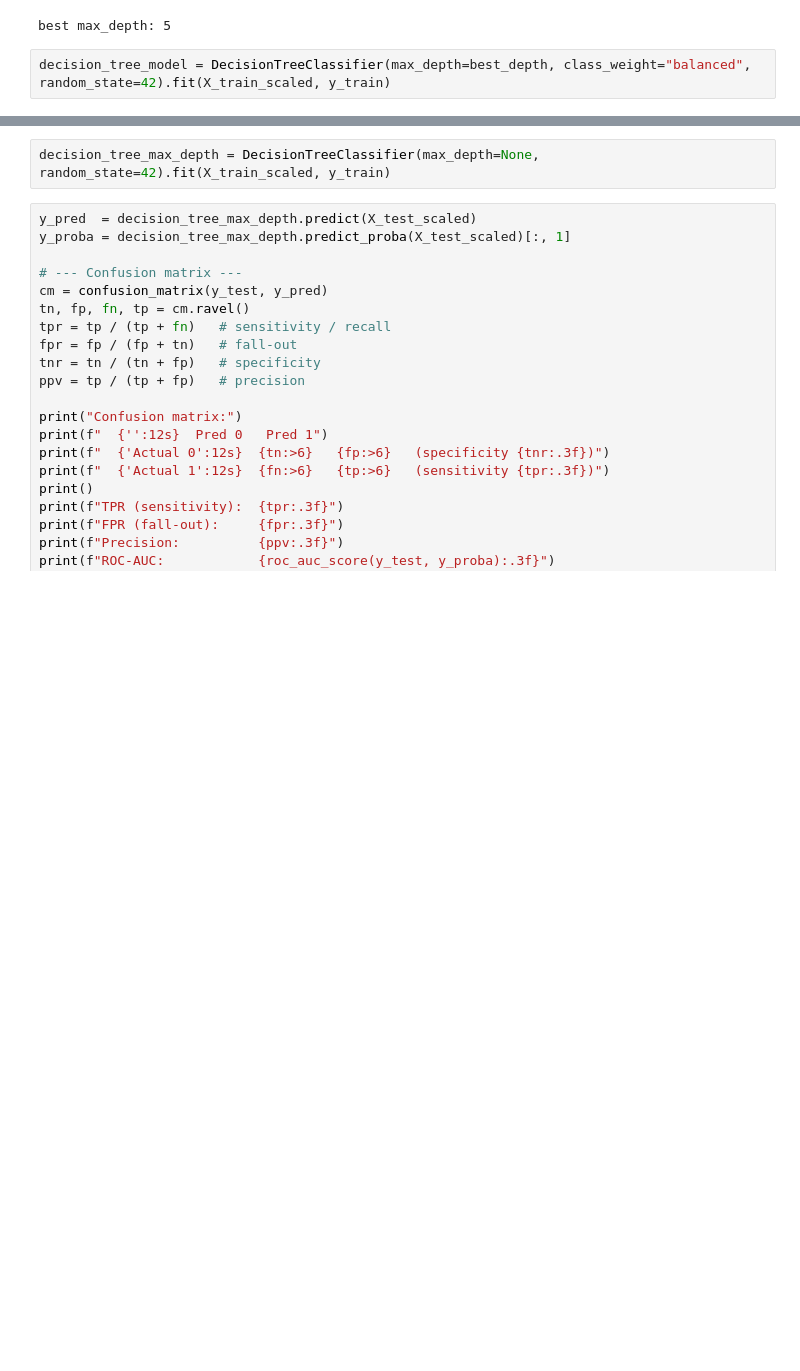
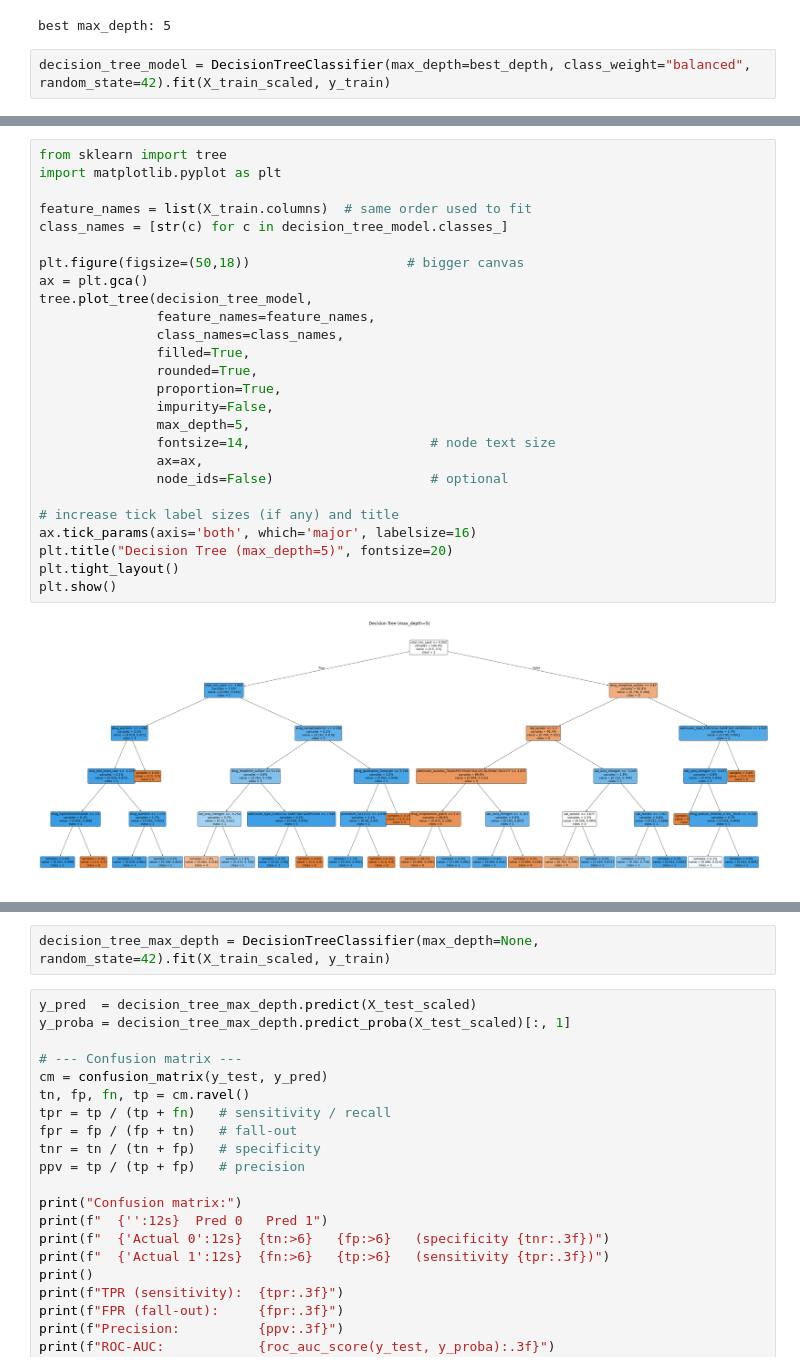
Before and after one commit to jackturner106/ml-final-project, a Jupyter notebook: random_forest.ipynb, the cells around one changed output, grey strips where cells are left out. Cells and saved outputs as stored; diff of their text form; blank space fills up the shorter version.

```diff
--- a/random_forest.ipynb
+++ b/random_forest.ipynb
@@ -74,3 +160,31 @@ decision_tree_model = DecisionTreeClassifier(max_depth=best_depth, class_weight=
+# %%
+from sklearn import tree
+import matplotlib.pyplot as plt
+
+feature_names = list(X_train.columns)  # same order used to fit
+class_names = [str(c) for c in decision_tree_model.classes_]
+
+plt.figure(figsize=(50,18))                    # bigger canvas
+ax = plt.gca()
+tree.plot_tree(decision_tree_model,
+               feature_names=feature_names,
+               class_names=class_names,
+               filled=True,
+               rounded=True,
+               proportion=True,
+               impurity=False,
+               max_depth=5,
+               fontsize=14,                       # node text size
+               ax=ax,
+               node_ids=False)                    # optional
+
+# increase tick label sizes (if any) and title
+ax.tick_params(axis='both', which='major', labelsize=16)
+plt.title("Decision Tree (max_depth=5)", fontsize=20)
+plt.tight_layout()
+plt.show()
+# %% [output]
+[figure, added]
 # %%
 y_pred  = decision_tree_model.predict(X_test_scaled)
 y_proba = decision_tree_model.predict_proba(X_test_scaled)[:, 1]
```
Also changed, not shown: parts of 16 cells of this notebook, 3 other files.
